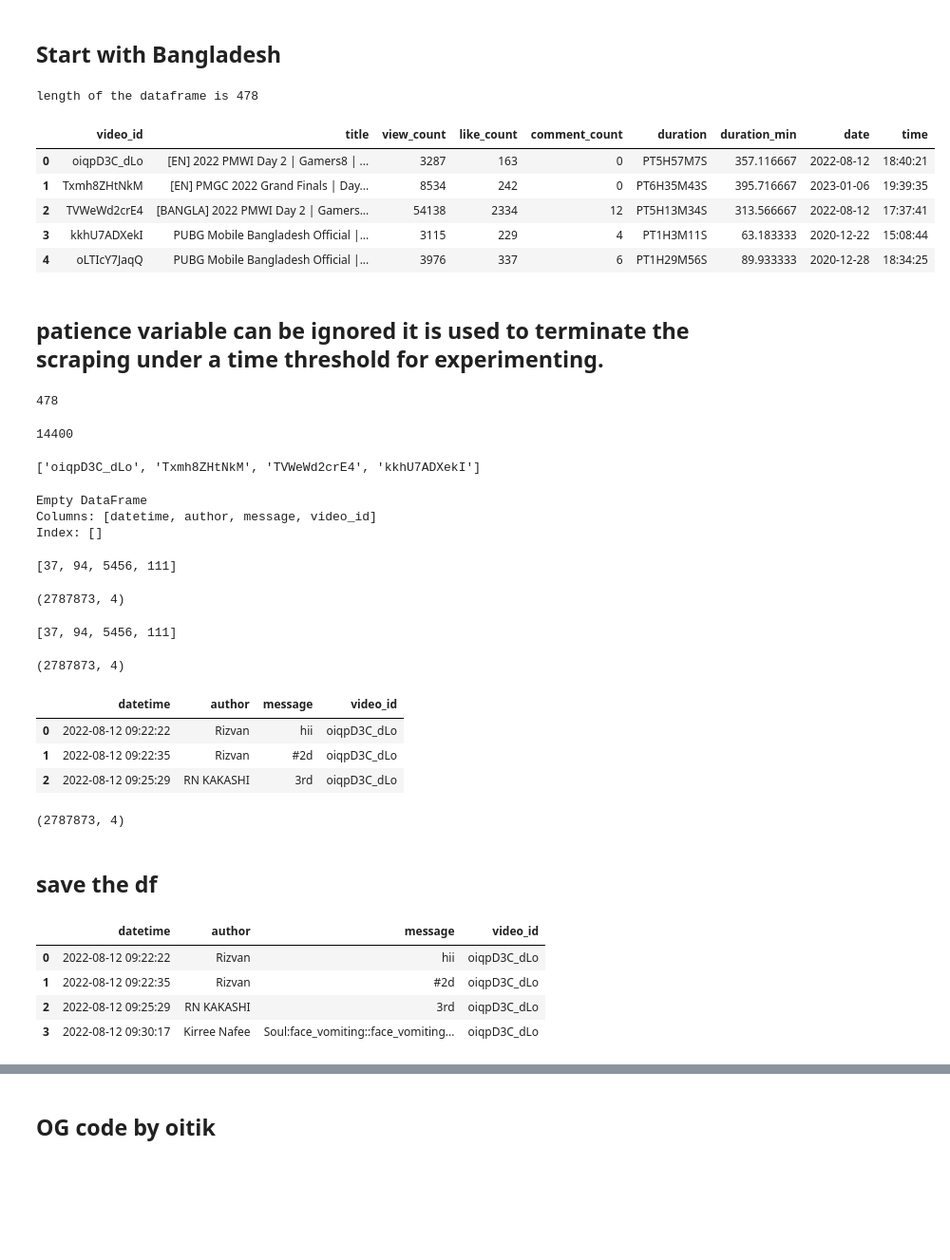
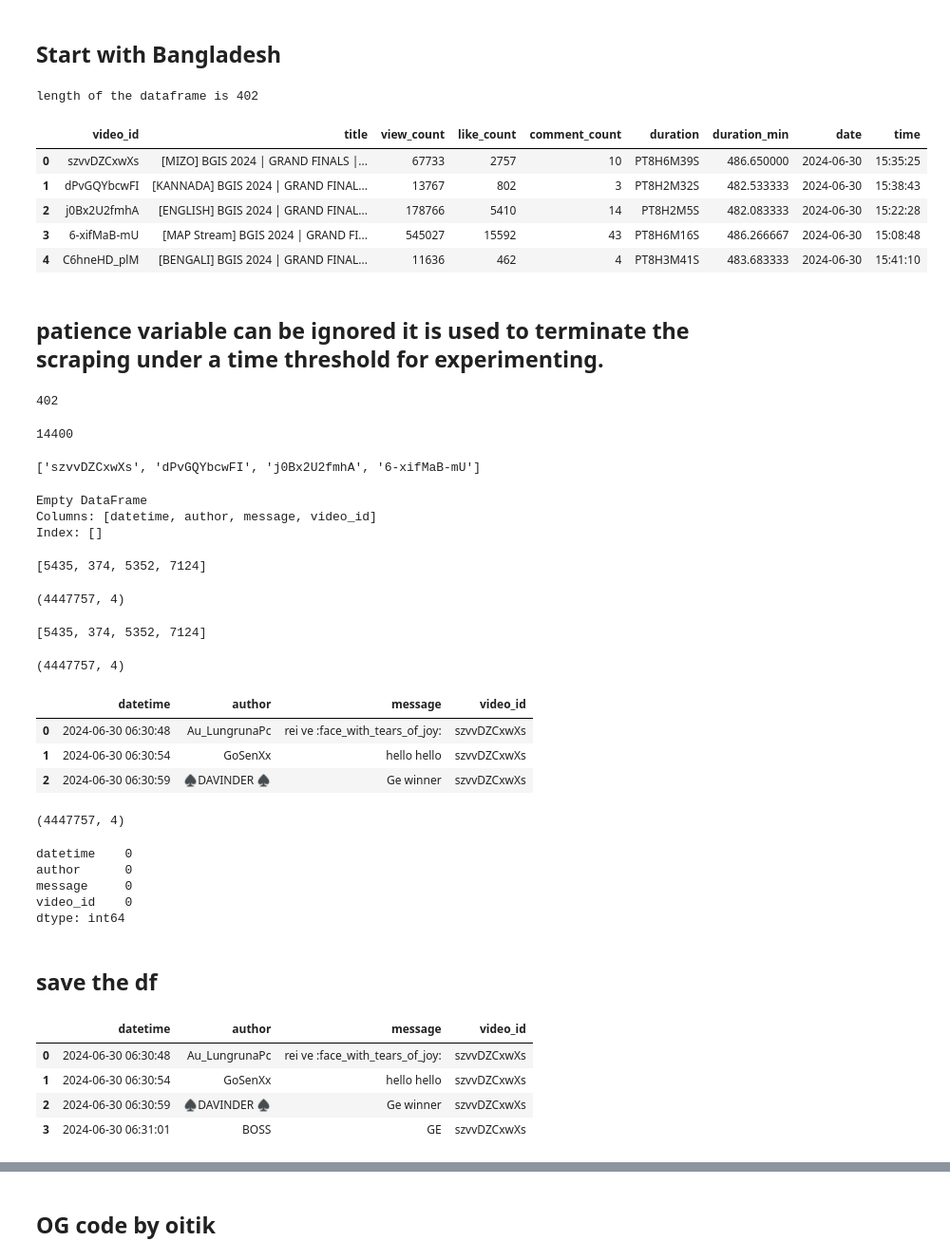
Before and after one commit to oitik/Esports-The-Future, a Jupyter notebook: live-chat-scrape-v2.ipynb, the cells around one changed output, grey strips where cells are left out. Shown: that part at 95% size. Saved outputs shown, nothing was run; the diff lists cells and outputs as text; code cells hidden in the pictures; blank space fills up the shorter version.

Commit message:
Kaggle Notebook | live_chat_scrape_v2 | india v1 all live chats.

```diff
--- a/live-chat-scrape-v2.ipynb
+++ b/live-chat-scrape-v2.ipynb
@@ -133,19 +133,19 @@ df.shape
 # %% [markdown]
 ## Start with Bangladesh
 # %%
-bd_vinfo = pd.read_csv('/kaggle/input/esports-data/video_information/bangladesh_video_info.csv')
+bd_vinfo = pd.read_csv('/kaggle/input/esports-data/video_information/india_video_info.csv')
 
 print(f'length of the dataframe is {len(bd_vinfo)}')
 
 bd_vinfo.head(5)
 # %% [output]
-length of the dataframe is 478
+length of the dataframe is 402
 |  | video_id | title | view_count | like_count | comment_count | duration | duration_min | date | time |
-| 0 | oiqpD3C_dLo | [EN] 2022 PMWI Day 2 | Gamers8 | ... | 3287 | 163 | 0 | PT5H57M7S | 357.116667 | 2022-08-12 | 18:40:21 |
-| 1 | Txmh8ZHtNkM | [EN] PMGC 2022 Grand Finals | Day... | 8534 | 242 | 0 | PT6H35M43S | 395.716667 | 2023-01-06 | 19:39:35 |
-| 2 | TVWeWd2crE4 | [BANGLA] 2022 PMWI Day 2 | Gamers... | 54138 | 2334 | 12 | PT5H13M34S | 313.566667 | 2022-08-12 | 17:37:41 |
-| 3 | kkhU7ADXekI | PUBG Mobile Bangladesh Official |... | 3115 | 229 | 4 | PT1H3M11S | 63.183333 | 2020-12-22 | 15:08:44 |
-| 4 | oLTIcY7JaqQ | PUBG Mobile Bangladesh Official |... | 3976 | 337 | 6 | PT1H29M56S | 89.933333 | 2020-12-28 | 18:34:25 |
+| 0 | szvvDZCxwXs | [MIZO] BGIS 2024 | GRAND FINALS |... | 67733 | 2757 | 10 | PT8H6M39S | 486.650000 | 2024-06-30 | 15:35:25 |
+| 1 | dPvGQYbcwFI | [KANNADA] BGIS 2024 | GRAND FINAL... | 13767 | 802 | 3 | PT8H2M32S | 482.533333 | 2024-06-30 | 15:38:43 |
+| 2 | j0Bx2U2fmhA | [ENGLISH] BGIS 2024 | GRAND FINAL... | 178766 | 5410 | 14 | PT8H2M5S | 482.083333 | 2024-06-30 | 15:22:28 |
+| 3 | 6-xifMaB-mU | [MAP Stream] BGIS 2024 | GRAND FI... | 545027 | 15592 | 43 | PT8H6M16S | 486.266667 | 2024-06-30 | 15:08:48 |
+| 4 | C6hneHD_plM | [BENGALI] BGIS 2024 | GRAND FINAL... | 11636 | 462 | 4 | PT8H3M41S | 483.683333 | 2024-06-30 | 15:41:10 |
 # %% [markdown]
 ## patience variable can be ignored it is used to terminate the scraping under a time threshold for experimenting.
 # %%
@@ -157,13 +157,13 @@ for i in range(len(bd_vinfo)):
 print(len(sconfigs))
 sconfigs[1].patience
 # %% [output]
-478
+402
 14400
 # %%
 video_ids = list(bd_vinfo['video_id'])
 video_ids[:4]
 # %% [output]
-['oiqpD3C_dLo', 'Txmh8ZHtNkM', 'TVWeWd2crE4', 'kkhU7ADXekI']
+['szvvDZCxwXs', 'dPvGQYbcwFI', 'j0Bx2U2fmhA', '6-xifMaB-mU']
 # %%
 ## keep an array to track the data frame length of each iteration
 
@@ -198,36 +198,44 @@ Index: []
 print(track[:4])
 main_df.shape
 # %% [output]
-[37, 94, 5456, 111]
+[5435, 374, 5352, 7124]
-(2787873, 4)
+(4447757, 4)
 # %%
 print(track[:4])
 main_df.shape
 # %% [output]
-[37, 94, 5456, 111]
+[5435, 374, 5352, 7124]
-(2787873, 4)
+(4447757, 4)
 # %%
 main_df.head(3)
 # %% [output]
 |  | datetime | author | message | video_id |
-| 0 | 2022-08-12 09:22:22 | Rizvan | hii | oiqpD3C_dLo |
-| 1 | 2022-08-12 09:22:35 | Rizvan | #2d | oiqpD3C_dLo |
-| 2 | 2022-08-12 09:25:29 | RN KAKASHI | 3rd | oiqpD3C_dLo |
+| 0 | 2024-06-30 06:30:48 | Au_LungrunaPc | rei ve :face_with_tears_of_joy: | szvvDZCxwXs |
+| 1 | 2024-06-30 06:30:54 | GoSenXx | hello hello | szvvDZCxwXs |
+| 2 | 2024-06-30 06:30:59 | ♠DAVINDER ♠ | Ge winner | szvvDZCxwXs |
 # %%
 # main_df.drop_duplicates(inplace=True)
 main_df.shape
 # %% [output]
-(2787873, 4)
+(4447757, 4)
+# %%
+main_df.isna().sum()
+# %% [output]
+datetime    0
+author      0
+message     0
+video_id    0
+dtype: int64
 # %% [markdown]
 ## save the df
 # %%
-main_df.to_csv('bangladesh_livechat_data.csv', index=False)
+main_df.to_parquet('india_livechat_data.parquet', index=False)
 
-df = pd.read_csv('/kaggle/working/bangladesh_livechat_data.csv')
+df = pd.read_parquet('/kaggle/working/india_livechat_data.parquet')
 df.head(4)
 # %% [output]
 |  | datetime | author | message | video_id |
-| 0 | 2022-08-12 09:22:22 | Rizvan | hii | oiqpD3C_dLo |
-| 1 | 2022-08-12 09:22:35 | Rizvan | #2d | oiqpD3C_dLo |
-| 2 | 2022-08-12 09:25:29 | RN KAKASHI | 3rd | oiqpD3C_dLo |
-| 3 | 2022-08-12 09:30:17 | Kirree Nafee | Soul:face_vomiting::face_vomiting... | oiqpD3C_dLo |
+| 0 | 2024-06-30 06:30:48 | Au_LungrunaPc | rei ve :face_with_tears_of_joy: | szvvDZCxwXs |
+| 1 | 2024-06-30 06:30:54 | GoSenXx | hello hello | szvvDZCxwXs |
+| 2 | 2024-06-30 06:30:59 | ♠DAVINDER ♠ | Ge winner | szvvDZCxwXs |
+| 3 | 2024-06-30 06:31:01 | BOSS | GE | szvvDZCxwXs |
```
Also changed, not shown: parts of 3 cells of this notebook.
